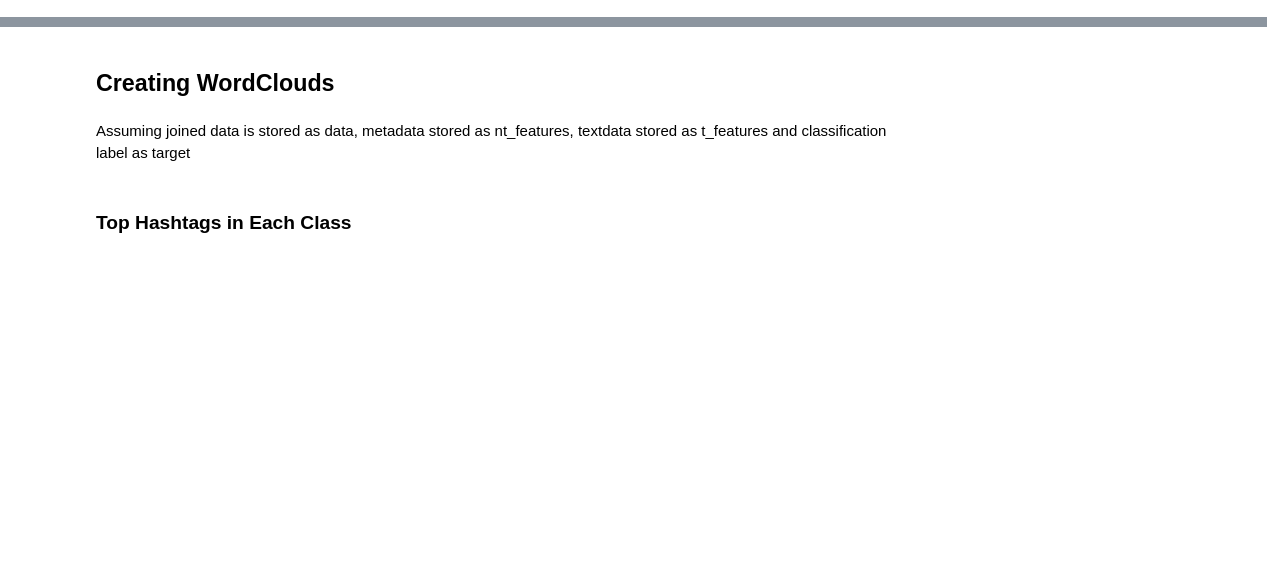
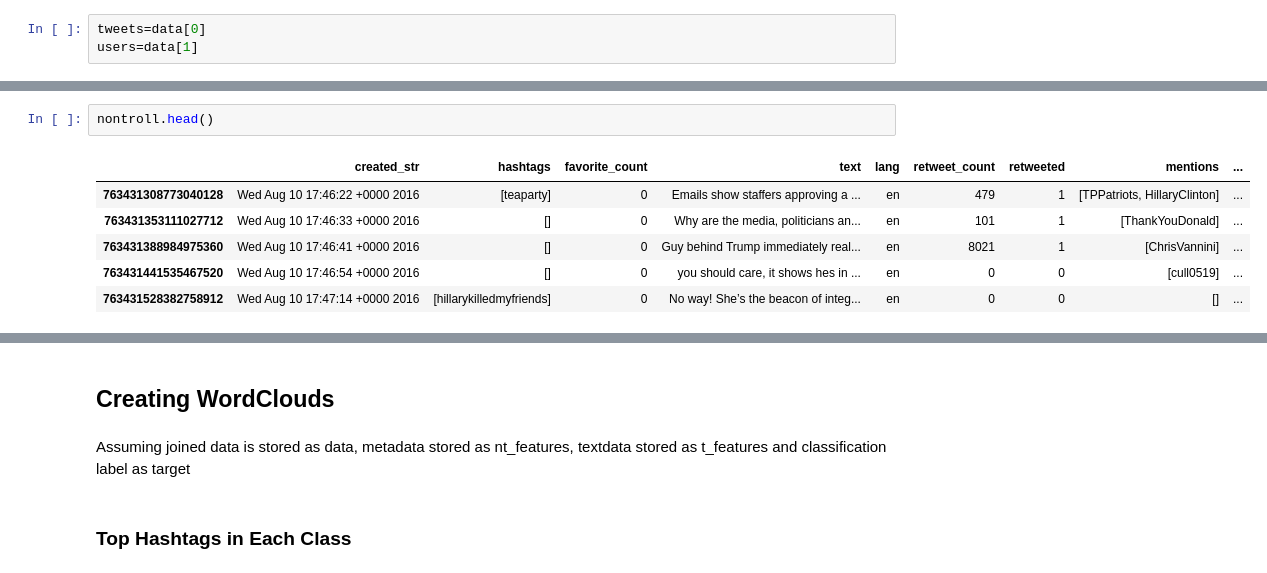
Before and after one commit to vanacorec/Mod3_Project, a Jupyter notebook: AggregateNotebook.ipynb, the cells around one changed output, grey strips where cells are left out. Drawn from its saved outputs; the diff is of its cells as text; blank space fills up the shorter version.

```diff
--- a/AggregateNotebook.ipynb
+++ b/AggregateNotebook.ipynb
@@ -37,0 +43,3 @@ FileNotFoundError: [Errno 2] No such file or directory: 'tweets1.jsonl'
+# %%
+tweets=data[0]
+users=data[1]
@@ -37,0 +63,9 @@ FileNotFoundError: [Errno 2] No such file or directory: 'tweets1.jsonl'
+# %%
+nontroll.head()
+# %% [output]
+|  | created_str | hashtags | favorite_count | text | lang | retweet_count | retweeted | mentions | ... |
+| 763431308773040128 | Wed Aug 10 17:46:22 +0000 2016 | [teaparty] | 0 | Emails show staffers approving a ... | en | 479 | 1 | [TPPatriots, HillaryClinton] | ... |
+| 763431353111027712 | Wed Aug 10 17:46:33 +0000 2016 | [] | 0 | Why are the media, politicians an... | en | 101 | 1 | [ThankYouDonald] | ... |
+| 763431388984975360 | Wed Aug 10 17:46:41 +0000 2016 | [] | 0 | Guy behind Trump immediately real... | en | 8021 | 1 | [ChrisVannini] | ... |
+| 763431441535467520 | Wed Aug 10 17:46:54 +0000 2016 | [] | 0 | you should care, it shows hes in ... | en | 0 | 0 | [cull0519] | ... |
+| 763431528382758912 | Wed Aug 10 17:47:14 +0000 2016 | [hillarykilledmyfriends] | 0 | No way! She’s the beacon of integ... | en | 0 | 0 | [] | ... |
```
Also changed, not shown: parts of 9 cells of this notebook, 2 other files.
